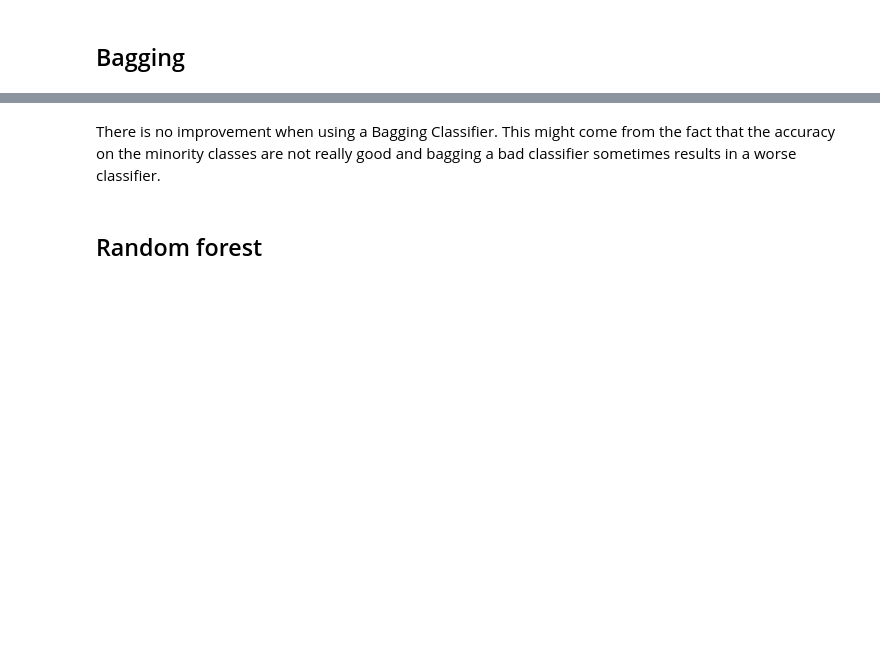
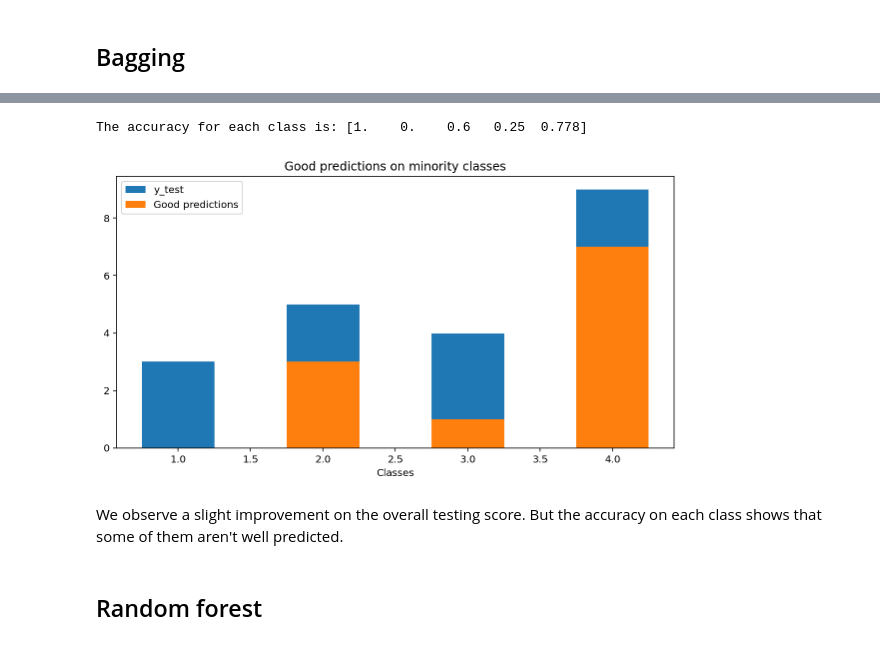
Before and after one commit to Victor-Manach/SD210, a Jupyter notebook: Classification_task.ipynb, the cells around one changed output, grey strips where cells are left out. Saved outputs shown, nothing was run; the diff lists cells and outputs as text; code cells hidden in the pictures; blank space fills up the shorter version.

```diff
--- a/Classification_task.ipynb
+++ b/Classification_task.ipynb
@@ -242,5 +233,20 @@ Accuracy on the testing set: 0.9548022598870056
-# %% [markdown]
-There is no improvement when using a Bagging Classifier. This might come from the fact that the accuracy on the minority classes are not really good and bagging a bad classifier sometimes results in a worse classifier.
+# %%
+matrix_Bag = confusion_matrix(y_test.values, bagging_cv.predict(x_test))
+acc_class_Bag = matrix_Bag.diagonal()/matrix_Bag.sum(axis=1)
+print("The accuracy for each class is: {}".format(acc_class_Bag.round(3)))
+
+plt.figure(figsize=(10,5))
+plt.hist(y_test[y_test!=0].values,bins=range(1,6), align='left', rwidth=0.5,label='y_test')
+plt.bar([1,2,3,4],matrix_Bag.diagonal()[1:],color='C1',width = 0.5,label='Good predictions')
+plt.xlabel("Classes")
+plt.title("Good predictions on minority classes")
+plt.legend()
+plt.show()
+# %% [output]
+The accuracy for each class is: [1.    0.    0.6   0.25  0.778]
+[figure, added]
+# %% [markdown]
+We observe a slight improvement on the overall testing score. But the accuracy on each class shows that some of them aren't well predicted.
 # %% [markdown]
 ## Random forest
 # %%
```
Also changed, not shown: parts of 24 cells of this notebook.
